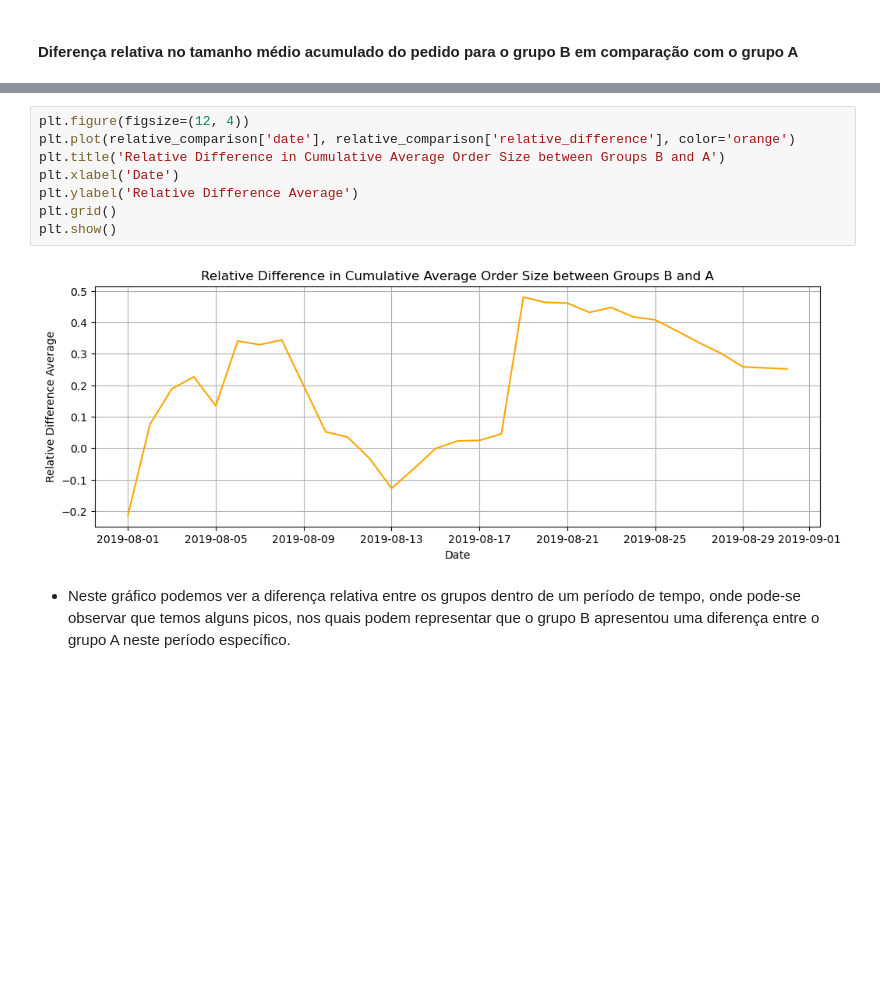
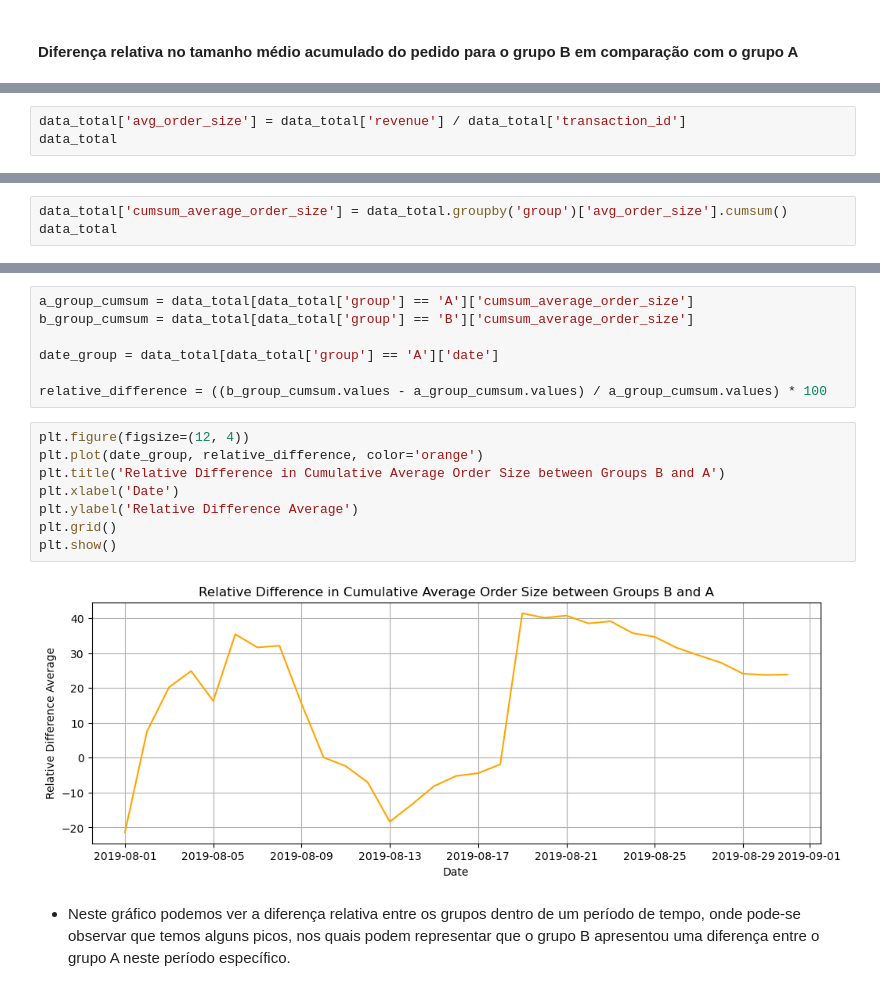
Before and after one commit to RafaelGenari/Bootcamp_Project_Making_Decisions_Based_In_Data, a Jupyter notebook: Notebooks/EDA.ipynb, the cells around one changed output, grey strips where cells are left out. Drawn from its saved outputs; the diff is of its cells as text; blank space fills up the shorter version.

```diff
--- a/Notebooks/EDA.ipynb
+++ b/Notebooks/EDA.ipynb
@@ -418,0 +404,3 @@ relative_comparison.head()
+# %%
+data_total['avg_order_size'] = data_total['revenue'] / data_total['transaction_id']
+data_total
@@ -418,0 +421,3 @@ relative_comparison.head()
+# %%
+data_total['cumsum_average_order_size'] = data_total.groupby('group')['avg_order_size'].cumsum()
+data_total
@@ -419,13 +438,20 @@ relative_comparison.head()
+# %%
+a_group_cumsum = data_total[data_total['group'] == 'A']['cumsum_average_order_size']
+b_group_cumsum = data_total[data_total['group'] == 'B']['cumsum_average_order_size']
+
+date_group = data_total[data_total['group'] == 'A']['date']
+
+relative_difference = ((b_group_cumsum.values - a_group_cumsum.values) / a_group_cumsum.values) * 100
 # %%
 plt.figure(figsize=(12, 4))
-plt.plot(relative_comparison['date'], relative_comparison['relative_difference'], color='orange')
+plt.plot(date_group, relative_difference, color='orange')
 plt.title('Relative Difference in Cumulative Average Order Size between Groups B and A')
 plt.xlabel('Date')
 plt.ylabel('Relative Difference Average')
 plt.grid()
 plt.show()
 # %% [output]
-[figure, old version]
+[figure, new version]
 # %% [markdown]
 - Neste gráfico podemos ver a diferença relativa entre os grupos dentro de um período de tempo, onde pode-se observar que temos alguns picos, nos quais podem representar que o grupo B apresentou uma diferença entre o grupo A neste período específico.
 # %% [markdown]
```
Also changed, not shown: parts of 20 cells of this notebook.
